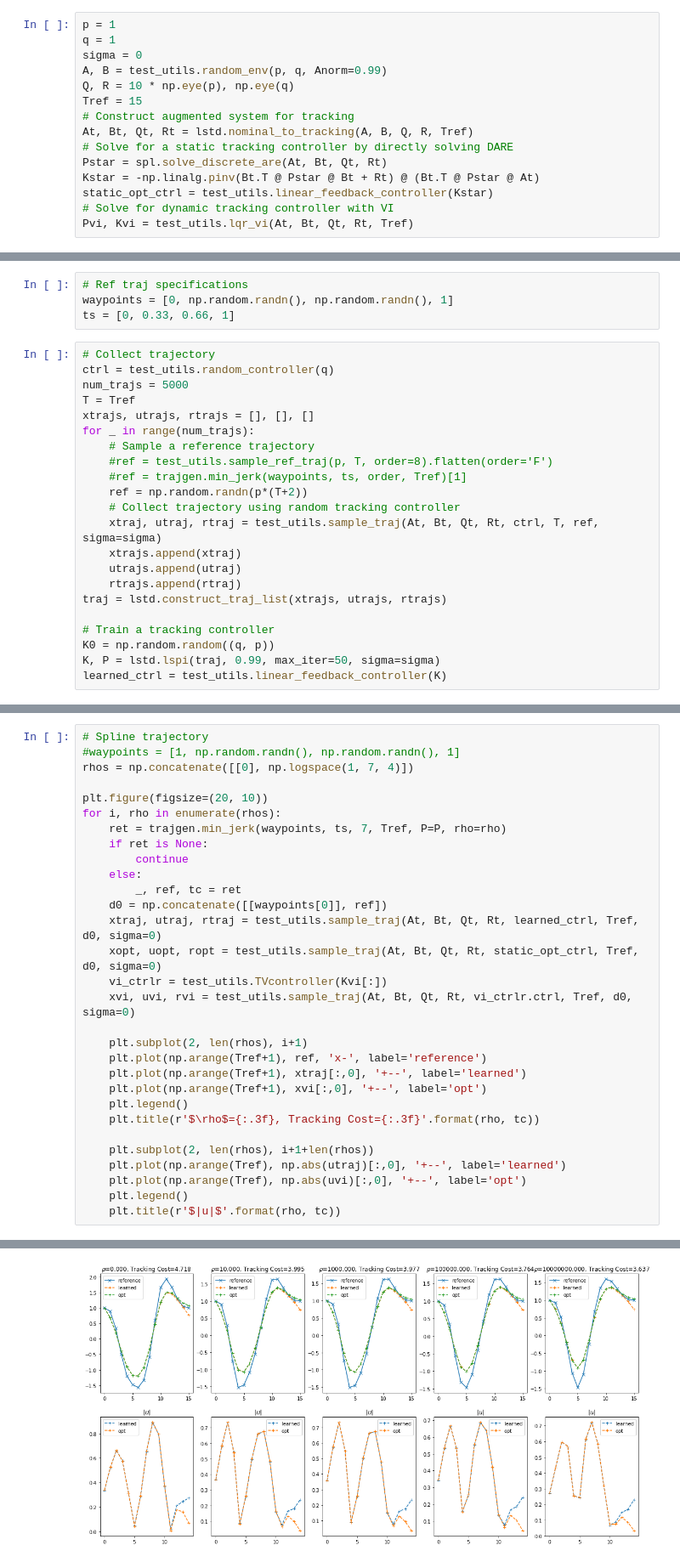
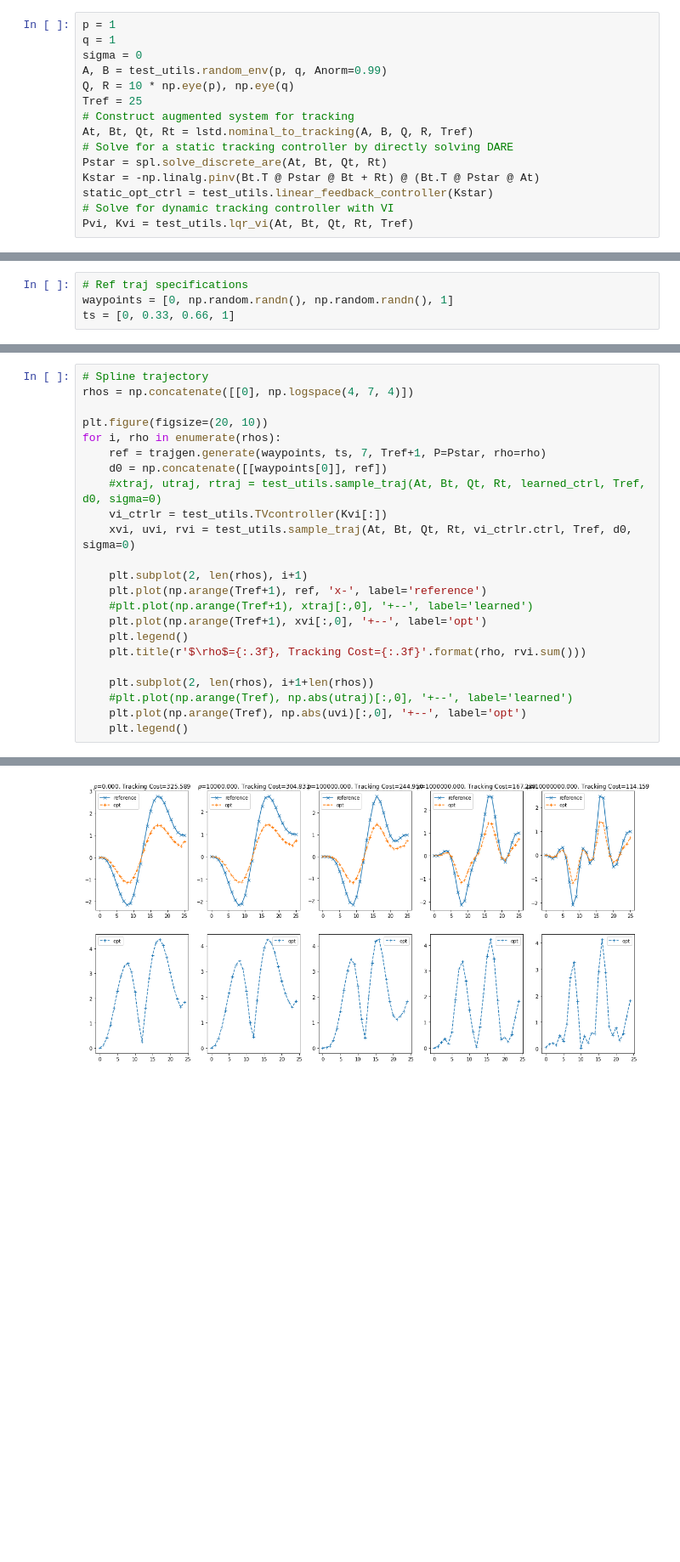
Before and after one commit to Nusha97/Layered-control-architectures-for-Robotics, a Jupyter notebook: tracking/LSTD Tutorial.ipynb, the cells around one changed output, grey strips where cells are left out. Shown at 85% size. Drawn from its saved outputs; the diff is of its cells as text; blank space fills up the shorter version.

Commit message:
fixed min-jerk implementation

```diff
--- a/tracking/LSTD Tutorial.ipynb
+++ b/tracking/LSTD Tutorial.ipynb
@@ -132,7 +134,7 @@ q = 1
 sigma = 0
 A, B = test_utils.random_env(p, q, Anorm=0.99)
 Q, R = 10 * np.eye(p), np.eye(q)
-Tref = 15
+Tref = 25
 # Construct augmented system for tracking
 At, Bt, Qt, Rt = lstd.nominal_to_tracking(A, B, Q, R, Tref)
 # Solve for a static tracking controller by directly solving DARE
@@ -300,25 +172,3 @@ Pvi, Kvi = test_utils.lqr_vi(At, Bt, Qt, Rt, Tref)
 # Ref traj specifications
 waypoints = [0, np.random.randn(), np.random.randn(), 1]
 ts = [0, 0.33, 0.66, 1]
-# %%
-# Collect trajectory
-ctrl = test_utils.random_controller(q)
-num_trajs = 5000
-T = Tref
-xtrajs, utrajs, rtrajs = [], [], []
-for _ in range(num_trajs):
-    # Sample a reference trajectory
-    #ref = test_utils.sample_ref_traj(p, T, order=8).flatten(order='F')
-    #ref = trajgen.min_jerk(waypoints, ts, order, Tref)[1]
-    ref = np.random.randn(p*(T+2))
-    # Collect trajectory using random tracking controller
-    xtraj, utraj, rtraj = test_utils.sample_traj(At, Bt, Qt, Rt, ctrl, T, ref, sigma=sigma)
-    xtrajs.append(xtraj)
-    utrajs.append(utraj)
-    rtrajs.append(rtraj)
-traj = lstd.construct_traj_list(xtrajs, utrajs, rtrajs)
-
-# Train a tracking controller
-K0 = np.random.random((q, p))
-K, P = lstd.lspi(traj, 0.99, max_iter=50, sigma=sigma)
-learned_ctrl = test_utils.linear_feedback_controller(K)
@@ -329,31 +175,24 @@ test_utils.relerr(Pstar, P)
 # %%
 # Spline trajectory
-#waypoints = [1, np.random.randn(), np.random.randn(), 1]
-rhos = np.concatenate([[0], np.logspace(1, 7, 4)])
+rhos = np.concatenate([[0], np.logspace(4, 7, 4)])
 
 plt.figure(figsize=(20, 10))
 for i, rho in enumerate(rhos):
-    ret = trajgen.min_jerk(waypoints, ts, 7, Tref, P=P, rho=rho)
-    if ret is None:
-        continue
-    else:
-        _, ref, tc = ret
+    ref = trajgen.generate(waypoints, ts, 7, Tref+1, P=Pstar, rho=rho)
     d0 = np.concatenate([[waypoints[0]], ref])
-    xtraj, utraj, rtraj = test_utils.sample_traj(At, Bt, Qt, Rt, learned_ctrl, Tref, d0, sigma=0)
-    xopt, uopt, ropt = test_utils.sample_traj(At, Bt, Qt, Rt, static_opt_ctrl, Tref, d0, sigma=0)
+    #xtraj, utraj, rtraj = test_utils.sample_traj(At, Bt, Qt, Rt, learned_ctrl, Tref, d0, sigma=0)
     vi_ctrlr = test_utils.TVcontroller(Kvi[:])
     xvi, uvi, rvi = test_utils.sample_traj(At, Bt, Qt, Rt, vi_ctrlr.ctrl, Tref, d0, sigma=0)
 
     plt.subplot(2, len(rhos), i+1)
     plt.plot(np.arange(Tref+1), ref, 'x-', label='reference')
-    plt.plot(np.arange(Tref+1), xtraj[:,0], '+--', label='learned')
+    #plt.plot(np.arange(Tref+1), xtraj[:,0], '+--', label='learned')
     plt.plot(np.arange(Tref+1), xvi[:,0], '+--', label='opt')
     plt.legend()
-    plt.title(r'$\rho$={:.3f}, Tracking Cost={:.3f}'.format(rho, tc))
+    plt.title(r'$\rho$={:.3f}, Tracking Cost={:.3f}'.format(rho, rvi.sum()))
 
     plt.subplot(2, len(rhos), i+1+len(rhos))
-    plt.plot(np.arange(Tref), np.abs(utraj)[:,0], '+--', label='learned')
+    #plt.plot(np.arange(Tref), np.abs(utraj)[:,0], '+--', label='learned')
     plt.plot(np.arange(Tref), np.abs(uvi)[:,0], '+--', label='opt')
     plt.legend()
-    plt.title(r'$|u|$'.format(rho, tc))
 # %% [output]
@@ -377 +204 @@ jerk: 119934.539,        penalty: 3.637
-[figure, old version]
+[figure, new version]
```
Also changed, not shown: parts of 26 cells of this notebook, 1 other file.
